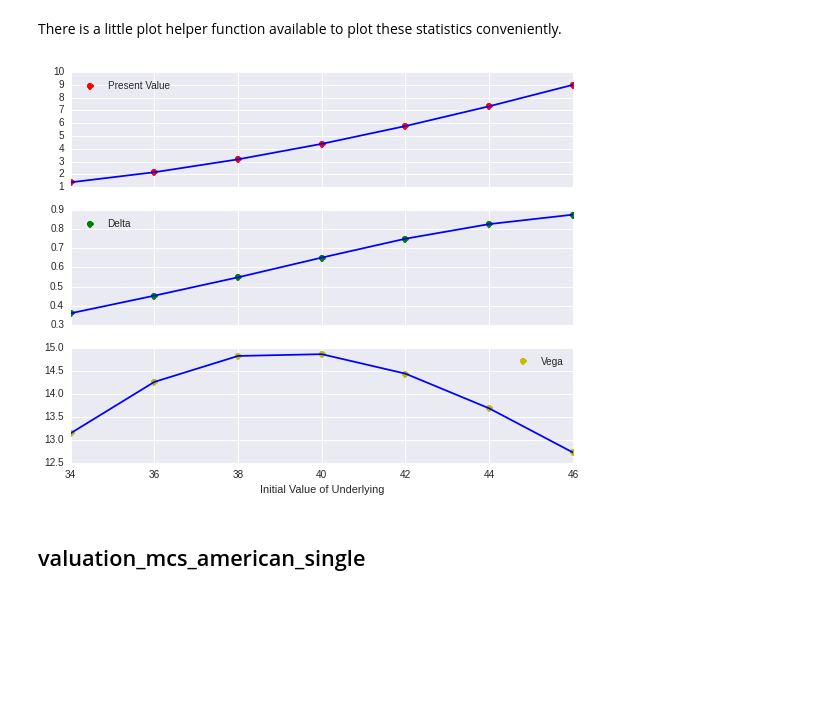
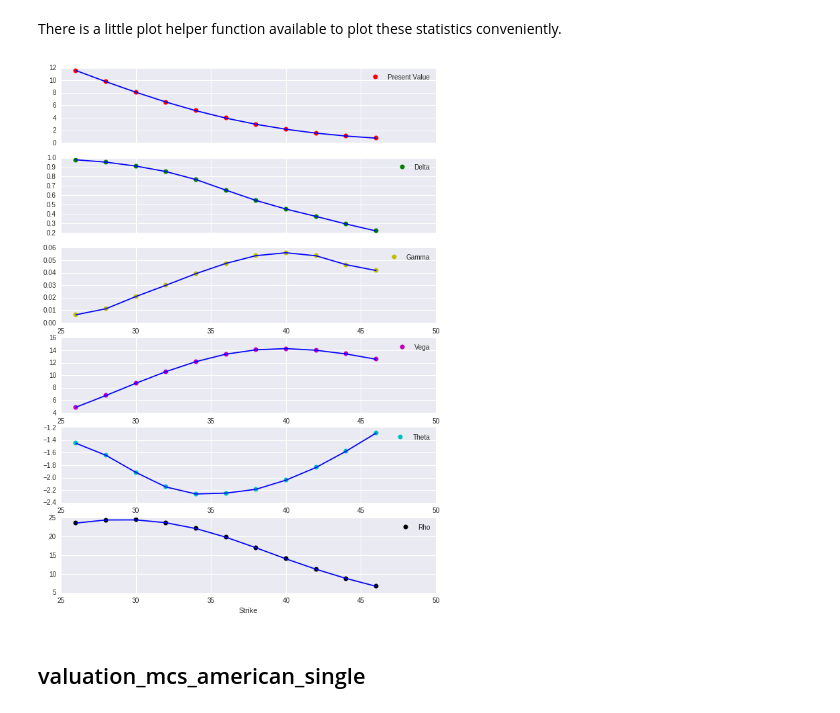
Before and after one commit to yhilpisch/dx, a Jupyter notebook: 03_dx_valuation_single_risk.ipynb, the cells around one changed output. Drawn from its saved outputs; the diff is of its cells as text; code cells hidden in the pictures; blank space fills up the shorter version.

Commit message:
Added new Greeks (gamma, theta, rho).

```diff
--- a/03_dx_valuation_single_risk.ipynb
+++ b/03_dx_valuation_single_risk.ipynb
@@ -85,10 +87,13 @@ This approach allows to work with such a valuation object similar to an analytic
 # %%
 %%time
-s_list = np.arange(34., 46.1, 2.)
-pv = []; de = []; ve = []
-for s in s_list:
-    call_eur.update(s)
+k_list = np.arange(26., 46.1, 2)
+pv = []; de = []; ve = []; th = []; rh = []; ga = []
+for k in k_list:
+    call_eur.update(strike=k)
     pv.append(call_eur.present_value())
-    de.append(call_eur.delta(.5))
+    de.append(call_eur.delta(0.5))
     ve.append(call_eur.vega(0.2))
+    th.append(call_eur.theta())
+    rh.append(call_eur.rho())
+    ga.append(call_eur.gamma())
 # %% [output]
@@ -99,9 +104,9 @@ Wall time: 1.98 s
 # %% [markdown]
 There is a little plot helper function available to plot these statistics conveniently.
 # %%
-plot_option_stats(s_list, pv, de, ve)
+plot_option_stats_full(k_list, pv, de, ga, ve, th, rh)
 # %% [output]
-[figure, old version]
+[figure, new version]
 # %% [markdown]
 ## valuation_mcs_american_single
 # %% [markdown]
```
Also changed, not shown: parts of 15 cells of this notebook, 6 other files.
